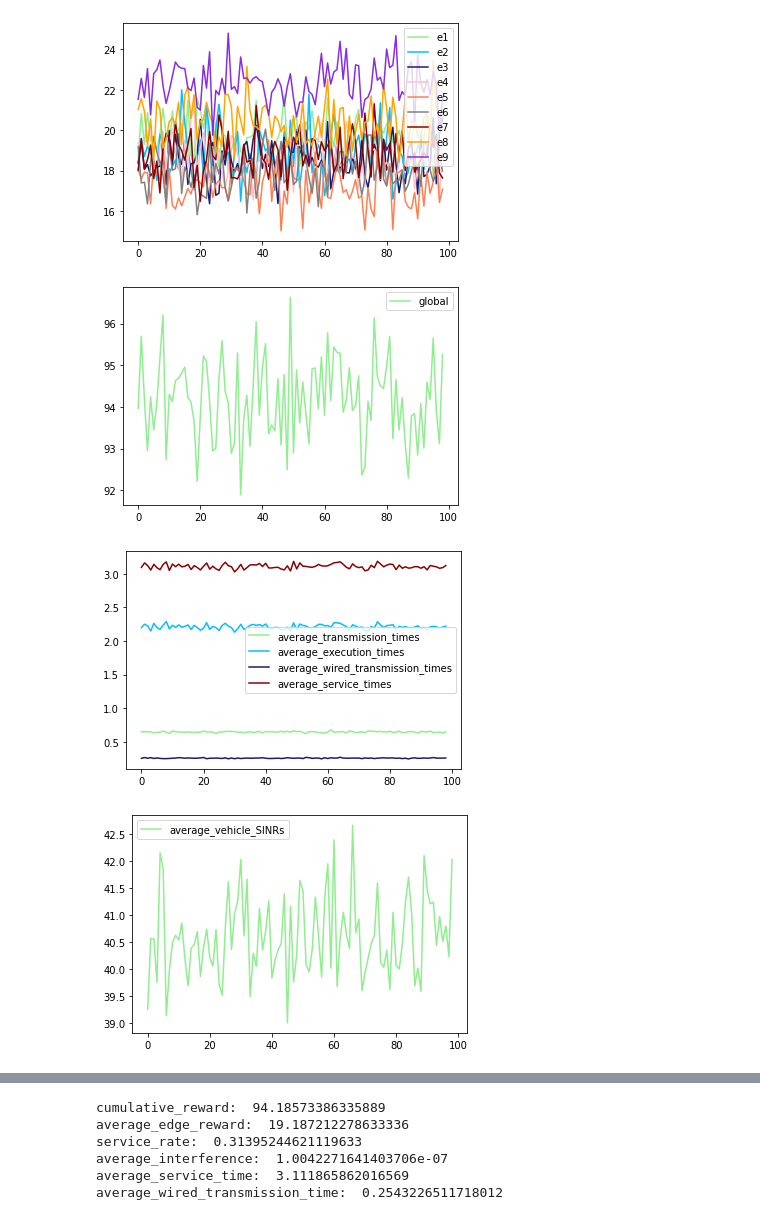
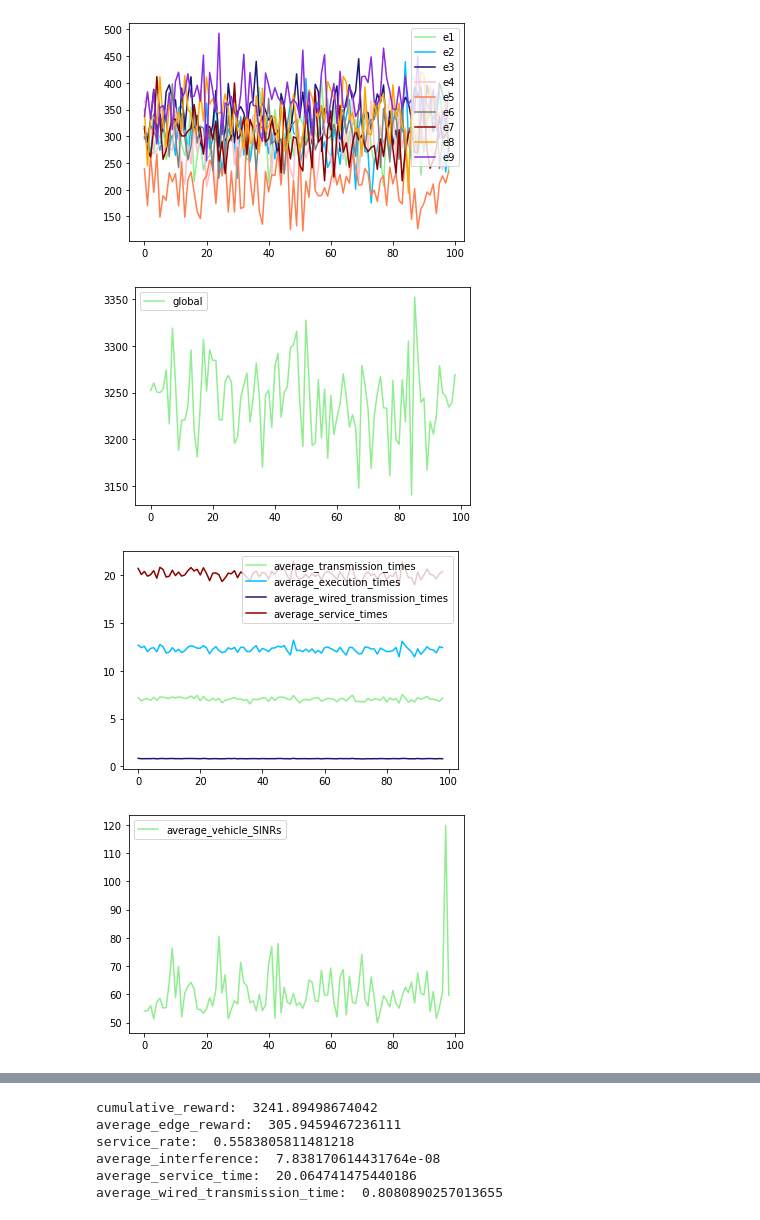
Before and after one commit to neardws/Game-Theoretic-Deep-Reinforcement-Learning, a Jupyter notebook: Draw/draw_results_for_ra.ipynb, the cells around one changed output, grey strips where cells are left out. Saved outputs shown, nothing was run; the diff lists cells and outputs as text; code cells hidden in the pictures.

```diff
--- a/Draw/draw_results_for_ra.ipynb
+++ b/Draw/draw_results_for_ra.ipynb
@@ -21,6 +21,8 @@ file_name = "/home/neardws/acme/82b51c28-002b-11ed-9ec7-04d9f5632a58/"
 
 # task_request_rate_0_5
 # file_name = "/home/neardws/acme/5da156e0-002b-11ed-bc19-04d9f5632a58/"
+
+file_name = "/home/neardws/acme/348446ca-178a-11ed-be87-04d9f5632a58/"
 
 start_index = 0
 returns_file_name = file_name + "logs/environment_loop/logs.csv"
@@ -93,34 +95,34 @@ plt.legend(loc="best")  # 图例
 plt.show()
 
 average_vehicle_intar_interference = returns_df["average_vehicle_intar_interference"].values
 average_vehicle_inter_interference = returns_df["average_vehicle_inter_interference"].values
 average_vehicle_interferences = returns_df["average_vehicle_interferences"].values
 plt.plot(epoch_index, average_vehicle_intar_interference[start_index:end_index], '-', color='lightgreen', label='average_vehicle_intar_interference')
 plt.plot(epoch_index, average_vehicle_inter_interference[start_index:end_index], '-', color='deepskyblue', label='average_vehicle_inter_interference')
 plt.plot(epoch_index, average_vehicle_interferences[start_index:end_index], '-', color='darkred', label='average_vehicle_interferences')
 plt.legend(loc="best")  # 图例
 plt.show()
 
 cumulative_reward = returns_df["cumulative_reward"].values
 plt.plot(epoch_index, cumulative_reward[start_index:end_index], '-', color='lightgreen', label='cumulative_reward')
 plt.legend(loc="best")  # 图例
 plt.show()
 
 service_rate = returns_df["service_rate"].values
 plt.plot(epoch_index, service_rate[start_index:end_index], '-', color='lightgreen', label='service_rate')
 plt.legend(loc="best")  # 图例
 plt.show()
 
 maximum_cumulative_reward_index = cumulative_reward.mean()
 
 print("cumulative_reward: ", cumulative_reward.mean())
 print("average_edge_reward: ", (returns[:, 0].mean() + returns[:, 1].mean() + returns[:, 2].mean() + returns[:, 3].mean() + returns[:, 4].mean() + returns[:, 5].mean() + returns[:, 6].mean() + returns[:, 7].mean() + returns[:, 8].mean() ) / 9)
 print("service_rate: ", service_rate.mean())
 print("average_interference: ", average_vehicle_interferences.mean())
 print("average_service_time: ", average_service_times.mean())
 print("average_wired_transmission_time: ", average_wired_transmission_times.mean())
 # %% [output]
-[figure, old version]
+[figure, new version]
-[figure, old version]
+[figure, new version]
-[figure, old version]
+[figure, new version]
-[figure, old version]
+[figure, new version]
@@ -130,6 +132,6 @@ print("average_wired_transmission_time: ", average_wired_transmission_times.mean
-cumulative_reward:  94.18573386335889
-average_edge_reward:  19.187212278633336
-service_rate:  0.31395244621119633
-average_interference:  1.0042271641403706e-07
-average_service_time:  3.111865862016569
-average_wired_transmission_time:  0.2543226511718012
+cumulative_reward:  3241.89498674042
+average_edge_reward:  305.9459467236111
+service_rate:  0.5583805811481218
+average_interference:  7.838170614431764e-08
+average_service_time:  20.064741475440186
+average_wired_transmission_time:  0.8080890257013655
```
Also changed, not shown: parts of 1 cell of this notebook, 6 other files.
